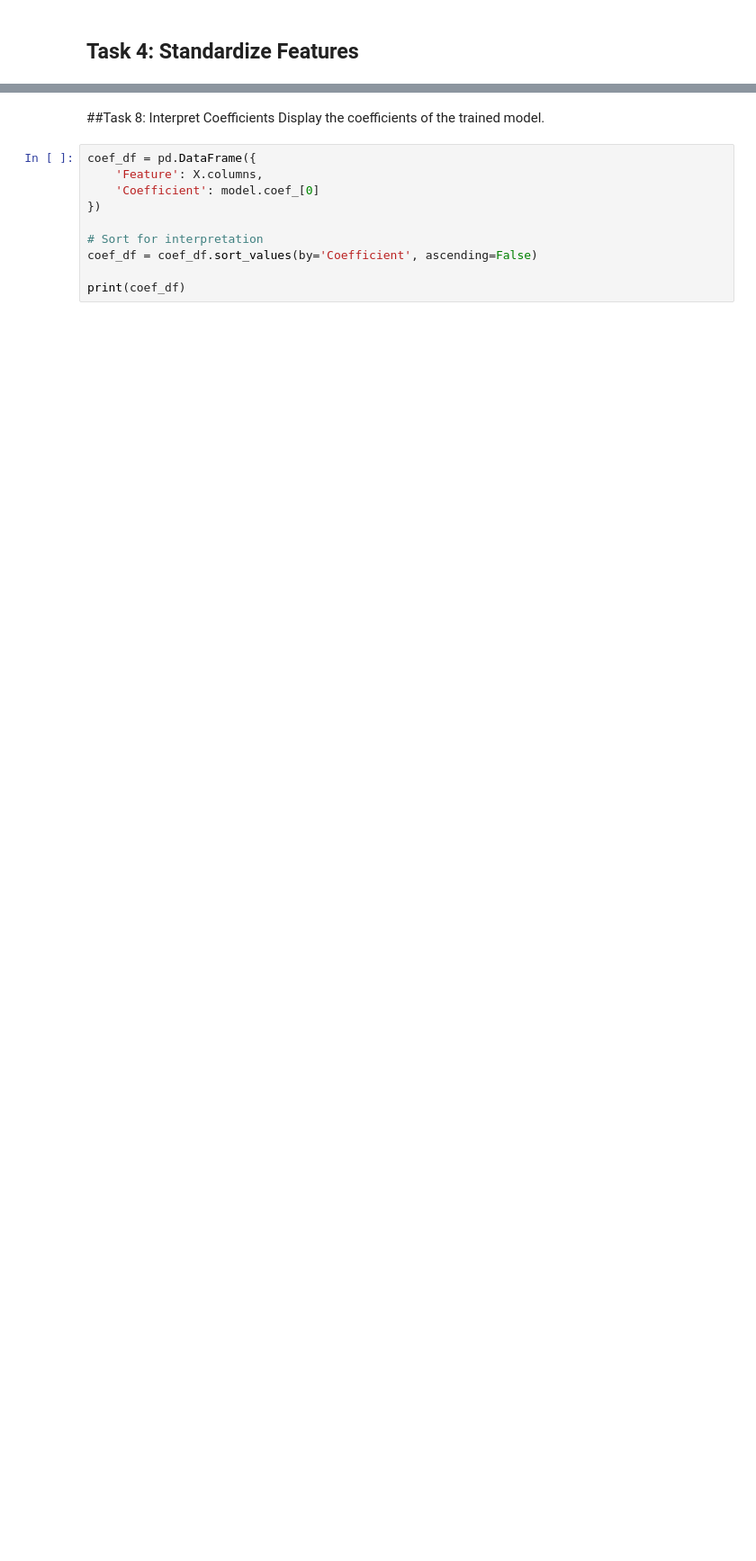
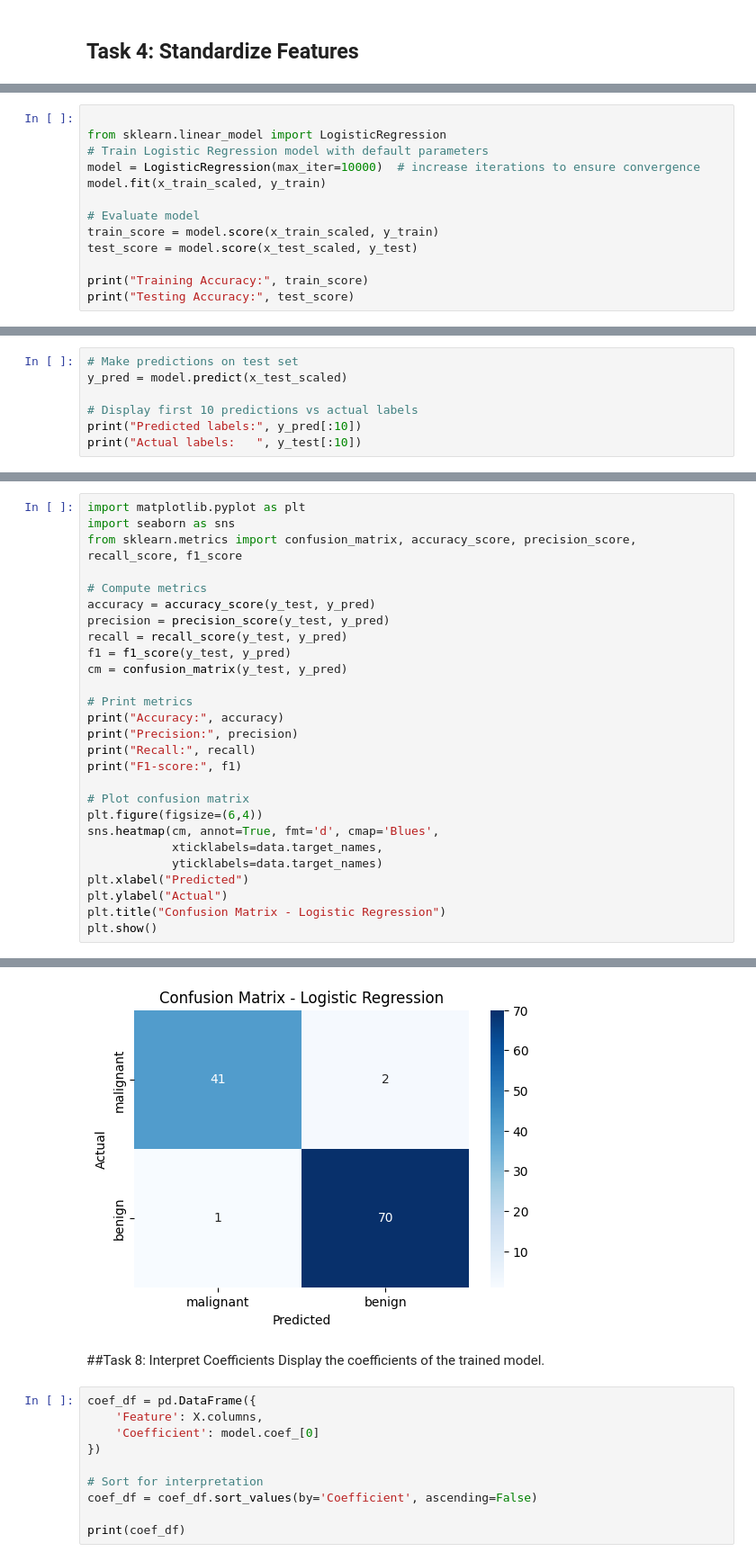
Before and after one commit to Maheshwar-Pant/ML_lab, a Jupyter notebook: Lab4.ipynb, the cells around one changed output, grey strips where cells are left out. Shown at 90% size. Saved outputs shown, nothing was run; the diff lists cells and outputs as text; blank space fills up the shorter version.

```diff
--- a/Lab4.ipynb
+++ b/Lab4.ipynb
@@ -130,0 +184,13 @@ Confusion Matrix:
+# %%
+
+from sklearn.linear_model import LogisticRegression
+# Train Logistic Regression model with default parameters
+model = LogisticRegression(max_iter=10000)  # increase iterations to ensure convergence
+model.fit(x_train_scaled, y_train)
+
+# Evaluate model
+train_score = model.score(x_train_scaled, y_train)
+test_score = model.score(x_test_scaled, y_test)
+
+print("Training Accuracy:", train_score)
+print("Testing Accuracy:", test_score)
@@ -130,0 +202,7 @@ Confusion Matrix:
+# %%
+# Make predictions on test set
+y_pred = model.predict(x_test_scaled)
+
+# Display first 10 predictions vs actual labels
+print("Predicted labels:", y_pred[:10])
+print("Actual labels:   ", y_test[:10])
@@ -130,0 +219,28 @@ Confusion Matrix:
+# %%
+import matplotlib.pyplot as plt
+import seaborn as sns
+from sklearn.metrics import confusion_matrix, accuracy_score, precision_score, recall_score, f1_score
+
+# Compute metrics
+accuracy = accuracy_score(y_test, y_pred)
+precision = precision_score(y_test, y_pred)
+recall = recall_score(y_test, y_pred)
+f1 = f1_score(y_test, y_pred)
+cm = confusion_matrix(y_test, y_pred)
+
+# Print metrics
+print("Accuracy:", accuracy)
+print("Precision:", precision)
+print("Recall:", recall)
+print("F1-score:", f1)
+
+# Plot confusion matrix
+plt.figure(figsize=(6,4))
+sns.heatmap(cm, annot=True, fmt='d', cmap='Blues',
+            xticklabels=data.target_names,
+            yticklabels=data.target_names)
+plt.xlabel("Predicted")
+plt.ylabel("Actual")
+plt.title("Confusion Matrix - Logistic Regression")
+plt.show()
+# %% [output]
@@ -131,3 +251,4 @@ Confusion Matrix:
+[figure, added]
 # %% [markdown]
 ##Task 8: Interpret Coefficients
 Display the coefficients of the trained model.
```
Also changed, not shown: parts of 59 cells of this notebook.
